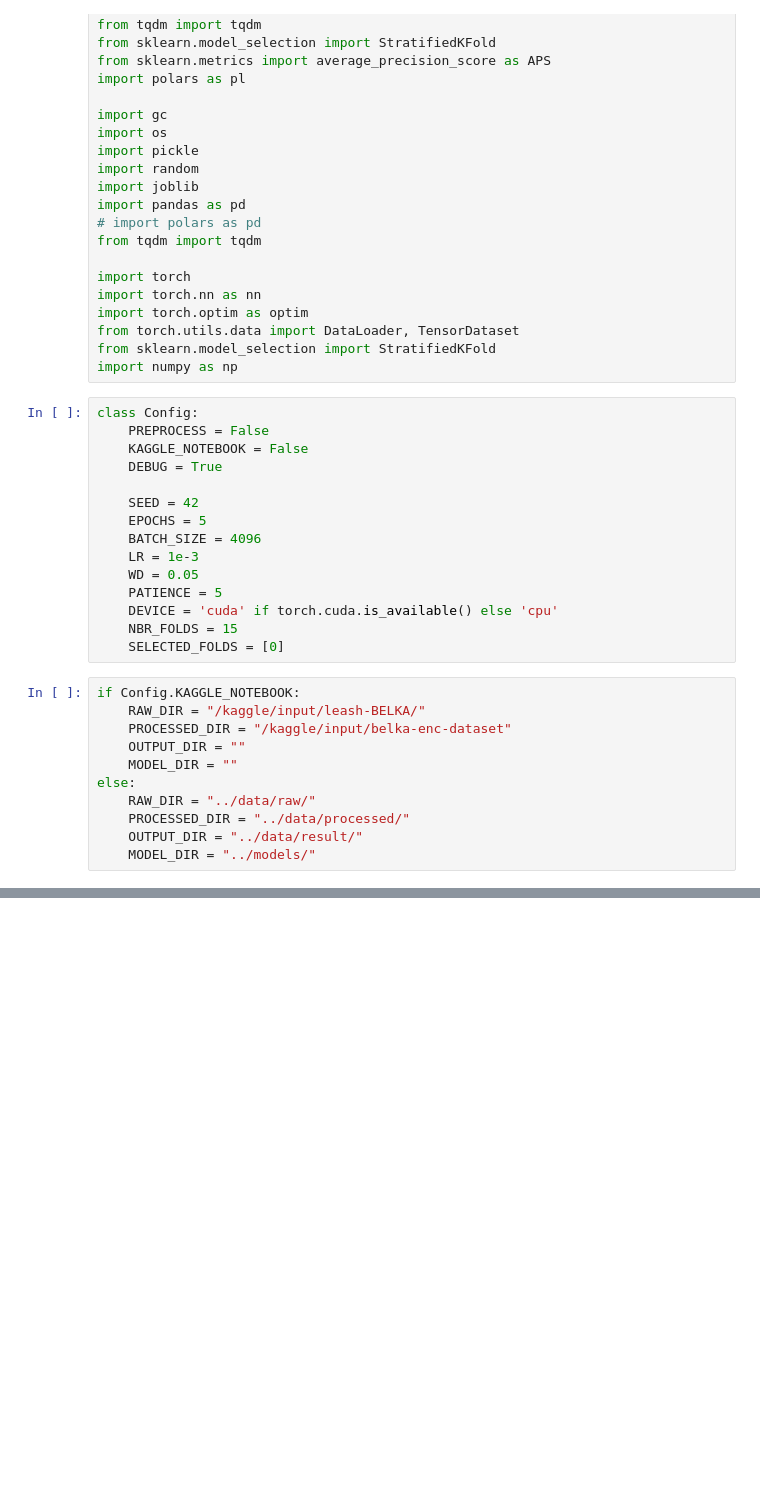
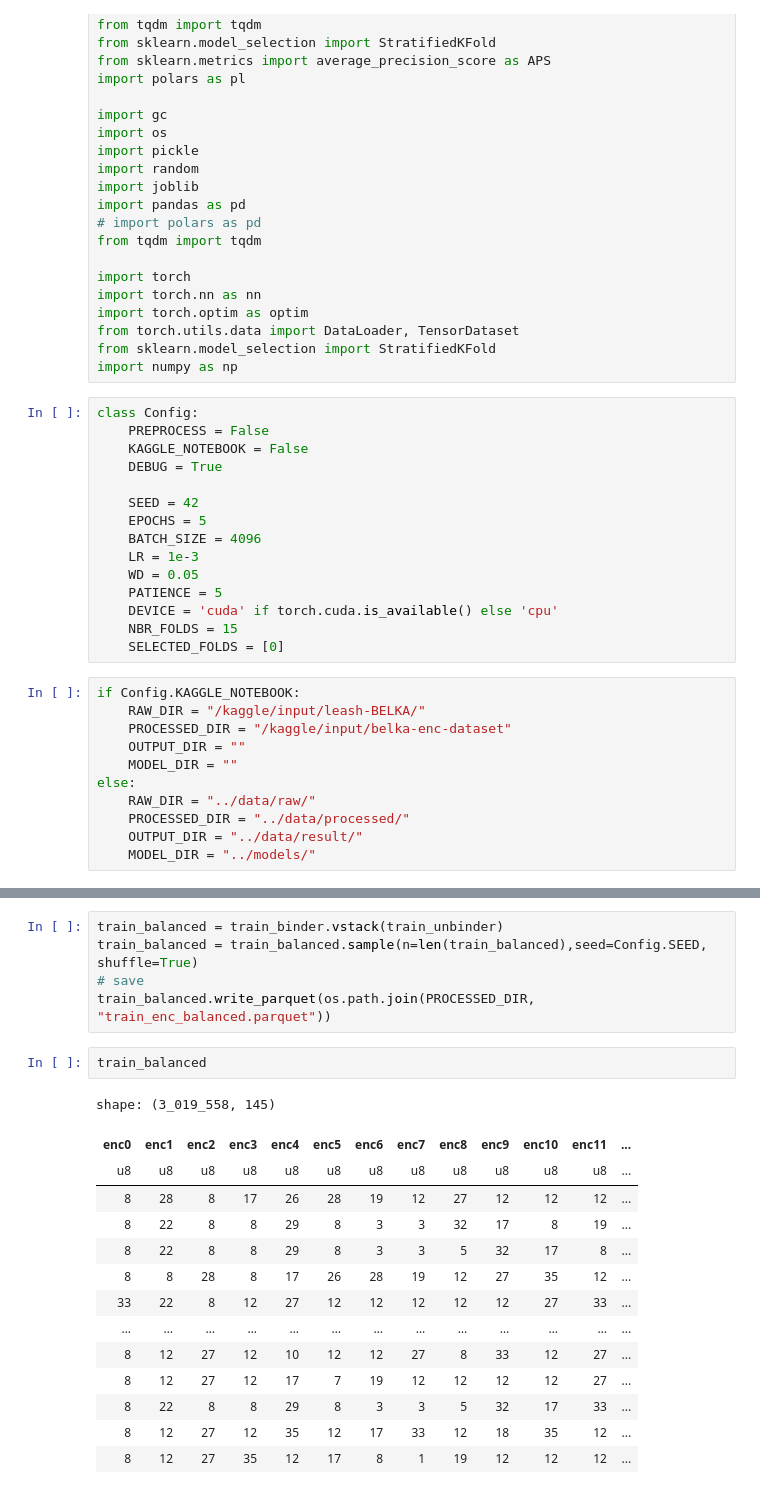
Before and after one commit to humansys-lab/leash, a Jupyter notebook: scripts/eda.ipynb, the cells around one changed output, grey strips where cells are left out. Drawn from its saved outputs; the diff is of its cells as text; blank space fills up the shorter version.

```diff
--- a/scripts/eda.ipynb
+++ b/scripts/eda.ipynb
@@ -80,0 +100,22 @@ shape: (5, 6)
+# %%
+train_balanced = train_binder.vstack(train_unbinder)
+train_balanced = train_balanced.sample(n=len(train_balanced),seed=Config.SEED, shuffle=True)
+# save
+train_balanced.write_parquet(os.path.join(PROCESSED_DIR, "train_enc_balanced.parquet"))
+# %%
+train_balanced
+# %% [output]
+shape: (3_019_558, 145)
+| enc0 | enc1 | enc2 | enc3 | enc4 | enc5 | enc6 | enc7 | enc8 | enc9 | enc10 | enc11 | ... |
+| u8 | u8 | u8 | u8 | u8 | u8 | u8 | u8 | u8 | u8 | u8 | u8 | ... |
+| 8 | 28 | 8 | 17 | 26 | 28 | 19 | 12 | 27 | 12 | 12 | 12 | ... |
+| 8 | 22 | 8 | 8 | 29 | 8 | 3 | 3 | 32 | 17 | 8 | 19 | ... |
+| 8 | 22 | 8 | 8 | 29 | 8 | 3 | 3 | 5 | 32 | 17 | 8 | ... |
+| 8 | 8 | 28 | 8 | 17 | 26 | 28 | 19 | 12 | 27 | 35 | 12 | ... |
+| 33 | 22 | 8 | 12 | 27 | 12 | 12 | 12 | 12 | 12 | 27 | 33 | ... |
+| … | … | … | … | … | … | … | … | … | … | … | … | ... |
+| 8 | 12 | 27 | 12 | 10 | 12 | 12 | 27 | 8 | 33 | 12 | 27 | ... |
+| 8 | 12 | 27 | 12 | 17 | 7 | 19 | 12 | 12 | 12 | 12 | 27 | ... |
+| 8 | 22 | 8 | 8 | 29 | 8 | 3 | 3 | 5 | 32 | 17 | 33 | ... |
+| 8 | 12 | 27 | 12 | 35 | 12 | 17 | 33 | 12 | 18 | 35 | 12 | ... |
+| 8 | 12 | 27 | 35 | 12 | 17 | 8 | 1 | 19 | 12 | 12 | 12 | ... |
```
Also changed, not shown: parts of 7 cells of this notebook, 2 other files.
